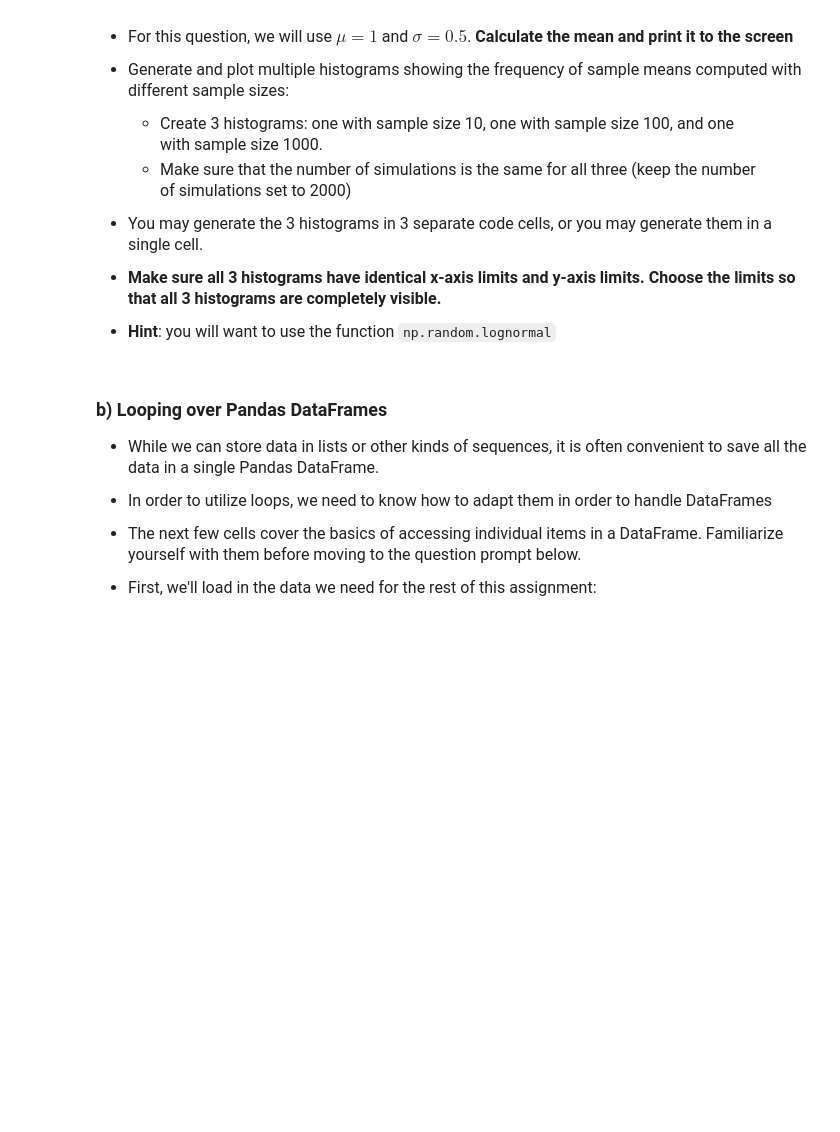
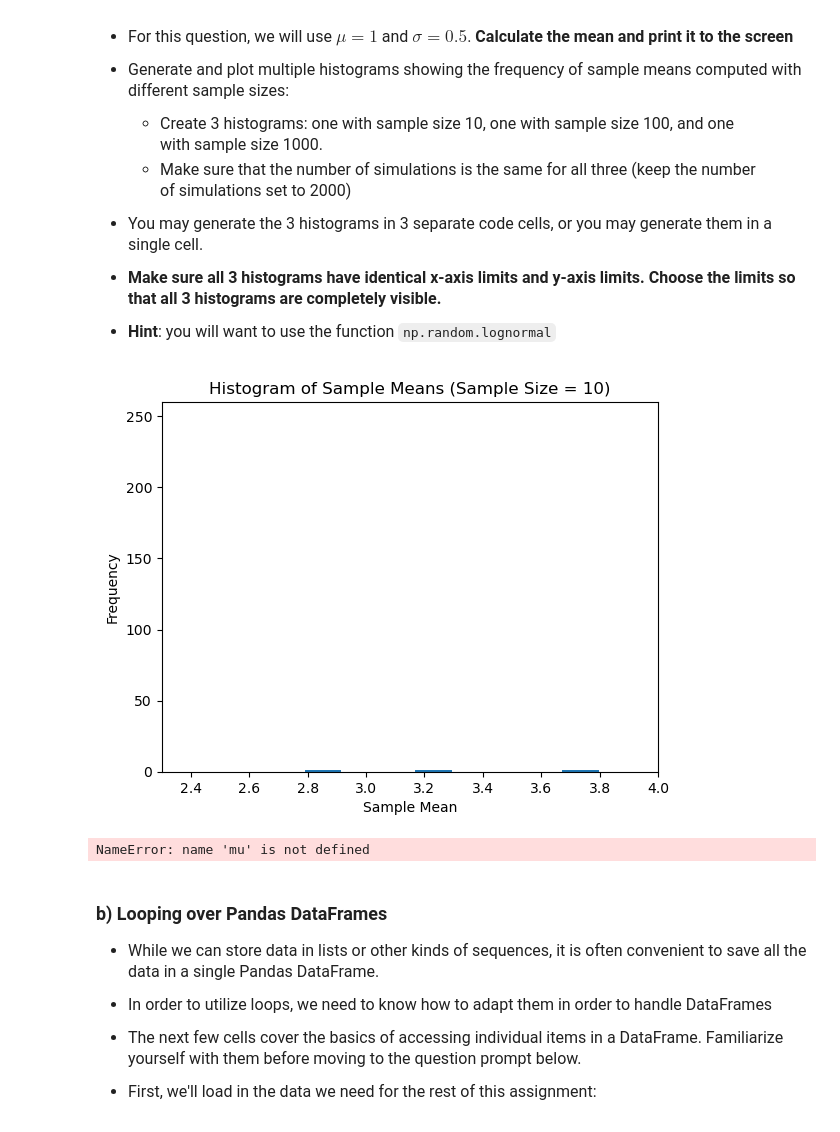
Before and after one commit to yjprk/datasci151spring2026, a Jupyter notebook: _assignments/assignment_5/Assignment5.ipynb, the cells around one changed output. Saved outputs shown, nothing was run; the diff lists cells and outputs as text; code cells hidden in the pictures; blank space fills up the shorter version.

```diff
--- a/_assignments/assignment_5/Assignment5.ipynb
+++ b/_assignments/assignment_5/Assignment5.ipynb
@@ -50,32 +50,66 @@ import matplotlib.pyplot as plt
 # %%
 # complete the code
 
 # you can do the problem in one code cell, or you can handle each sample size in a separate cell.
-
+x_min = 2.3
+x_max = 4
+y_min = 0
+y_max = 260
 ########### Sample Size 10
 
 np.random.seed(1234) # set the seed for reproducibility
 num_simulations = 2000
 
 # perform simulations, create histogram
-
-
+size10 = 10
+mean10 = []
+for i in range(num_simulations):
+    sample_means_10 = np.random.lognormal(mean=1, sigma=0.5, size=10)
+    mean10.append(sample_means_10.mean())
+plt.hist(sample_means_10, bins=30)
+plt.xlim(x_min, x_max)
+plt.ylim(0, y_max)
+plt.xlabel('Sample Mean')
+plt.ylabel('Frequency')
+plt.title('Histogram of Sample Means (Sample Size = 10)')
+plt.show()
 
 ########### Sample Size 100
 
 np.random.seed(1234) # set the seed for reproducibility
 num_simulations = 2000
 
 # perform simulations, create histogram
-
-
+sample_means_100 = [np.mean(np.random.lognormal(mean=mu, sigma=sigma, size=100)) for _ in range(num_simulations)]
+plt.hist(sample_means_100, bins=30)
+plt.axvline(lognormal_mean, color='black', label=f'True mean = {lognormal_mean:.4f}')
+plt.xlim(x_min, x_max)
+plt.ylim(0, y_max)
+plt.xlabel('Sample Mean')
+plt.ylabel('Frequency')
+plt.title('Histogram of Sample Means (Sample Size = 100)')
+plt.legend()
+plt.show()
 
 ########### Sample Size 1000
 
 np.random.seed(1234) # set the seed for reproducibility
 num_simulations = 2000
 
 # perform simulations, create histogram
+sample_means_1000 = [np.mean(np.random.lognormal(mean=mu, sigma=sigma, size=1000)) for _ in range(num_simulations)]
+plt.hist(sample_means_1000, bins=30)
+plt.axvline(lognormal_mean, color='black', label=f'True mean = {lognormal_mean:.4f}')
+plt.xlim(x_min, x_max)
+plt.ylim(0, y_max)
+plt.xlabel('Sample Mean')
+plt.ylabel('Frequency')
+plt.title('Histogram of Sample Means (Sample Size = 1000)')
+plt.legend()
+plt.show()
+# %% [output]
+[figure, added]
+NameError: name 'mu' is not defined
 # %% [markdown]
 ### b) Looping over Pandas DataFrames
 
```
Also changed, not shown: parts of 4 cells of this notebook, 1 other file.
